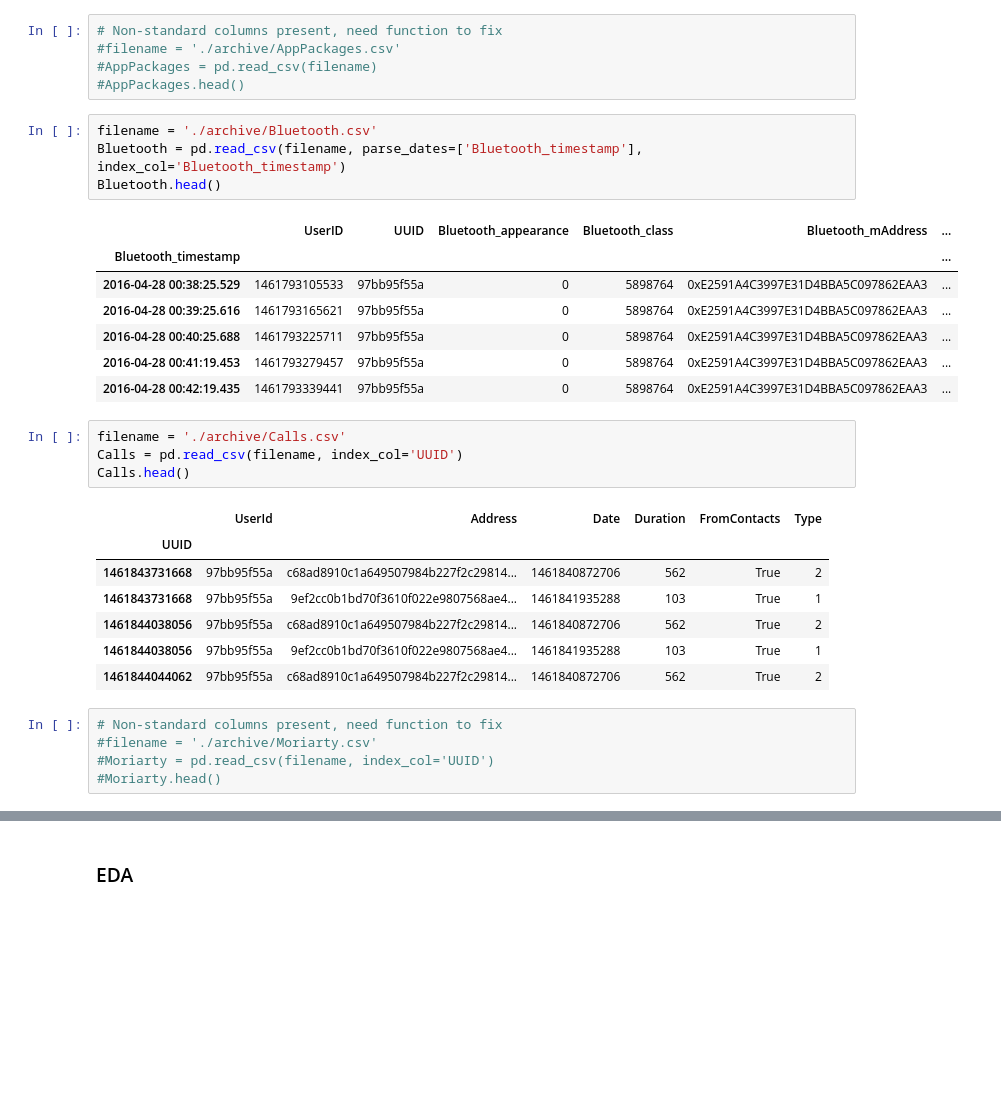
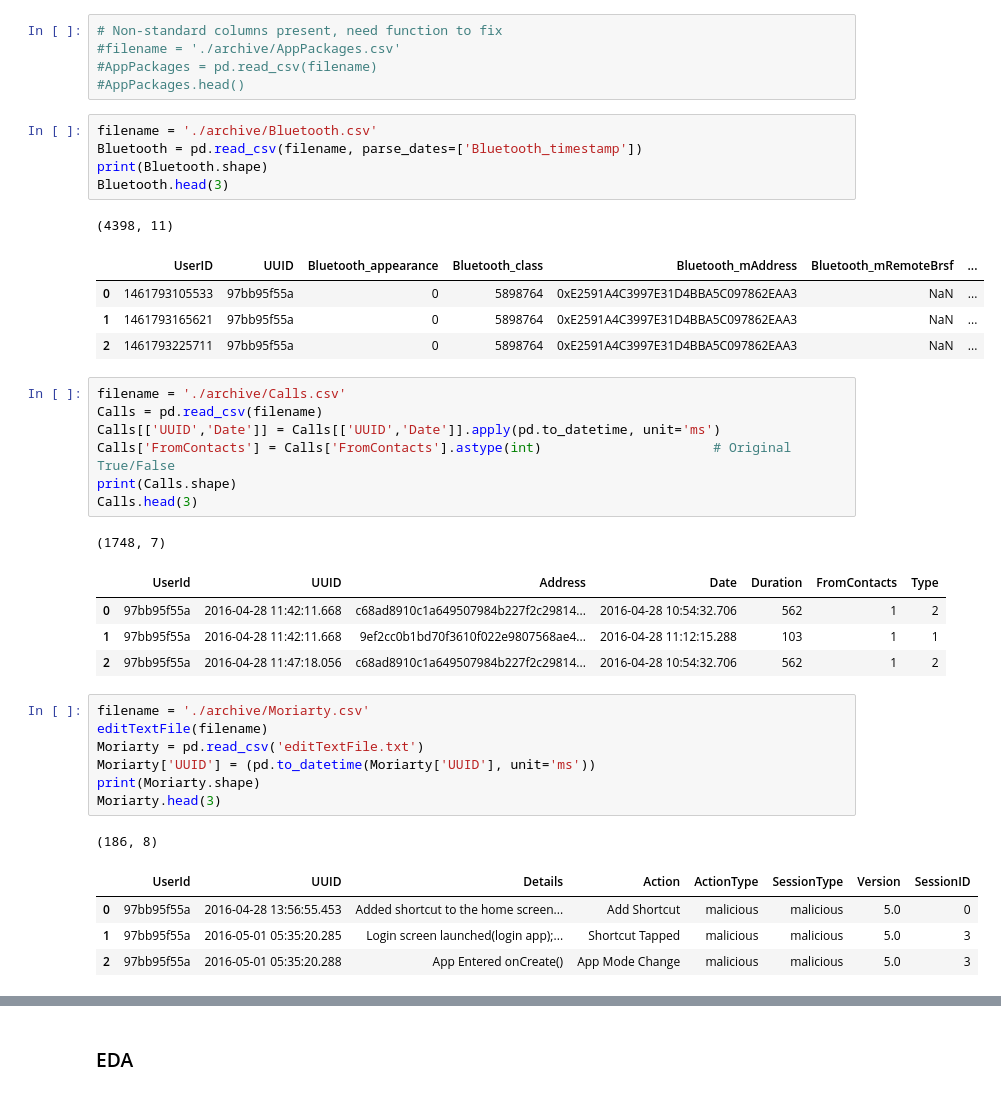
Before and after one commit to kentlingcampbell/project_SherLock, a Jupyter notebook: SherLock.ipynb, the cells around one changed output, grey strips where cells are left out. Cells and saved outputs as stored; diff of their text form; blank space fills up the shorter version.

```diff
--- a/SherLock.ipynb
+++ b/SherLock.ipynb
@@ -33,32 +49,40 @@ This will cycle through all the data found in the Kaggle subset data, 'archive'.
 #AppPackages.head()
 # %%
 filename = './archive/Bluetooth.csv'
-Bluetooth = pd.read_csv(filename, parse_dates=['Bluetooth_timestamp'], index_col='Bluetooth_timestamp')
-Bluetooth.head()
+Bluetooth = pd.read_csv(filename, parse_dates=['Bluetooth_timestamp'])
+print(Bluetooth.shape)
+Bluetooth.head(3)
 # %% [output]
+(4398, 11)
-|  | UserID | UUID | Bluetooth_appearance | Bluetooth_class | Bluetooth_mAddress | ... |
-| Bluetooth_timestamp |  |  |  |  |  | ... |
-| 2016-04-28 00:38:25.529 | 1461793105533 | 97bb95f55a | 0 | 5898764 | 0xE2591A4C3997E31D4BBA5C097862EAA3 | ... |
-| 2016-04-28 00:39:25.616 | 1461793165621 | 97bb95f55a | 0 | 5898764 | 0xE2591A4C3997E31D4BBA5C097862EAA3 | ... |
-| 2016-04-28 00:40:25.688 | 1461793225711 | 97bb95f55a | 0 | 5898764 | 0xE2591A4C3997E31D4BBA5C097862EAA3 | ... |
-| 2016-04-28 00:41:19.453 | 1461793279457 | 97bb95f55a | 0 | 5898764 | 0xE2591A4C3997E31D4BBA5C097862EAA3 | ... |
-| 2016-04-28 00:42:19.435 | 1461793339441 | 97bb95f55a | 0 | 5898764 | 0xE2591A4C3997E31D4BBA5C097862EAA3 | ... |
+|  | UserID | UUID | Bluetooth_appearance | Bluetooth_class | Bluetooth_mAddress | Bluetooth_mRemoteBrsf | ... |
+| 0 | 1461793105533 | 97bb95f55a | 0 | 5898764 | 0xE2591A4C3997E31D4BBA5C097862EAA3 | NaN | ... |
+| 1 | 1461793165621 | 97bb95f55a | 0 | 5898764 | 0xE2591A4C3997E31D4BBA5C097862EAA3 | NaN | ... |
+| 2 | 1461793225711 | 97bb95f55a | 0 | 5898764 | 0xE2591A4C3997E31D4BBA5C097862EAA3 | NaN | ... |
 # %%
 filename = './archive/Calls.csv'
-Calls = pd.read_csv(filename, index_col='UUID')
-Calls.head()
+Calls = pd.read_csv(filename)
+Calls[['UUID','Date']] = Calls[['UUID','Date']].apply(pd.to_datetime, unit='ms')
+Calls['FromContacts'] = Calls['FromContacts'].astype(int)                      # Original True/False
+print(Calls.shape)
+Calls.head(3)
 # %% [output]
+(1748, 7)
-|  | UserId | Address | Date | Duration | FromContacts | Type |
-| UUID |  |  |  |  |  |  |
-| 1461843731668 | 97bb95f55a | c68ad8910c1a649507984b227f2c29814... | 1461840872706 | 562 | True | 2 |
-| 1461843731668 | 97bb95f55a | 9ef2cc0b1bd70f3610f022e9807568ae4... | 1461841935288 | 103 | True | 1 |
-| 1461844038056 | 97bb95f55a | c68ad8910c1a649507984b227f2c29814... | 1461840872706 | 562 | True | 2 |
-| 1461844038056 | 97bb95f55a | 9ef2cc0b1bd70f3610f022e9807568ae4... | 1461841935288 | 103 | True | 1 |
-| 1461844044062 | 97bb95f55a | c68ad8910c1a649507984b227f2c29814... | 1461840872706 | 562 | True | 2 |
+|  | UserId | UUID | Address | Date | Duration | FromContacts | Type |
+| 0 | 97bb95f55a | 2016-04-28 11:42:11.668 | c68ad8910c1a649507984b227f2c29814... | 2016-04-28 10:54:32.706 | 562 | 1 | 2 |
+| 1 | 97bb95f55a | 2016-04-28 11:42:11.668 | 9ef2cc0b1bd70f3610f022e9807568ae4... | 2016-04-28 11:12:15.288 | 103 | 1 | 1 |
+| 2 | 97bb95f55a | 2016-04-28 11:47:18.056 | c68ad8910c1a649507984b227f2c29814... | 2016-04-28 10:54:32.706 | 562 | 1 | 2 |
-# %%
-# Non-standard columns present, need function to fix
-#filename = './archive/Moriarty.csv'
-#Moriarty = pd.read_csv(filename, index_col='UUID')
-#Moriarty.head()
+# %%
+filename = './archive/Moriarty.csv'
+editTextFile(filename)
+Moriarty = pd.read_csv('editTextFile.txt')
+Moriarty['UUID'] = (pd.to_datetime(Moriarty['UUID'], unit='ms'))
+print(Moriarty.shape)
+Moriarty.head(3)
+# %% [output]
+(186, 8)
+|  | UserId | UUID | Details | Action | ActionType | SessionType | Version | SessionID |
+| 0 | 97bb95f55a | 2016-04-28 13:56:55.453 | Added shortcut to the home screen... | Add Shortcut | malicious | malicious | 5.0 | 0 |
+| 1 | 97bb95f55a | 2016-05-01 05:35:20.285 | Login screen launched(login app);... | Shortcut Tapped | malicious | malicious | 5.0 | 3 |
+| 2 | 97bb95f55a | 2016-05-01 05:35:20.288 | App Entered onCreate() | App Mode Change | malicious | malicious | 5.0 | 3 |
 # %%
 filename = './archive/ScreenOn.csv'
```
Also changed, not shown: parts of 25 cells of this notebook.
